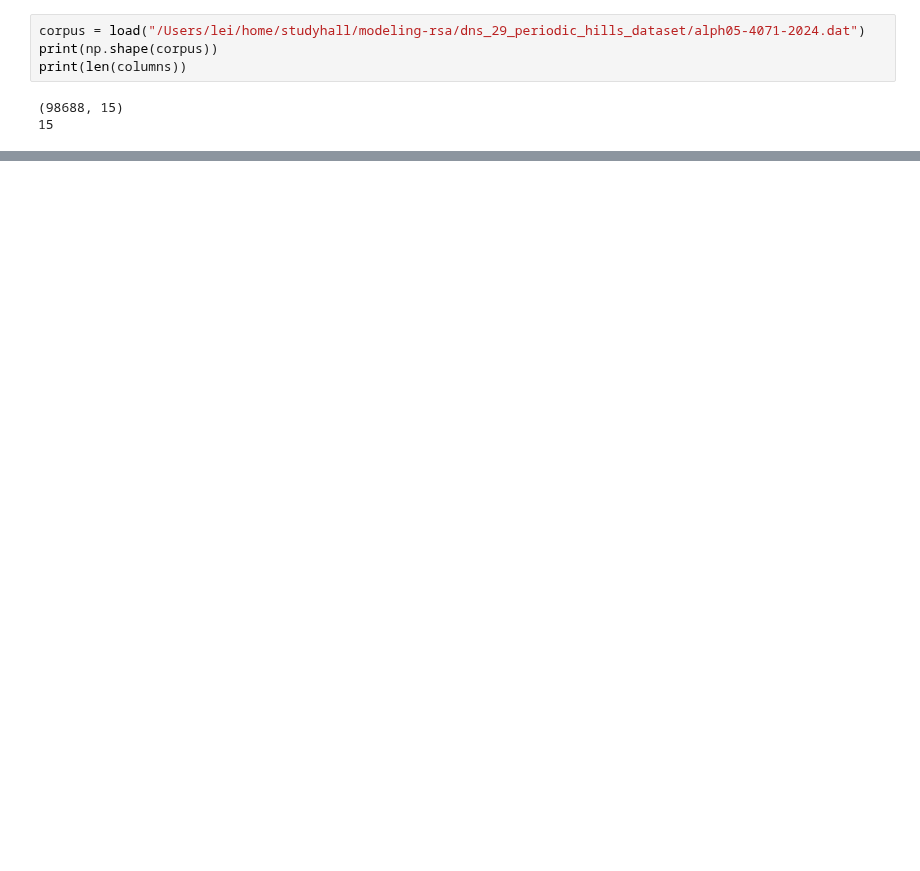
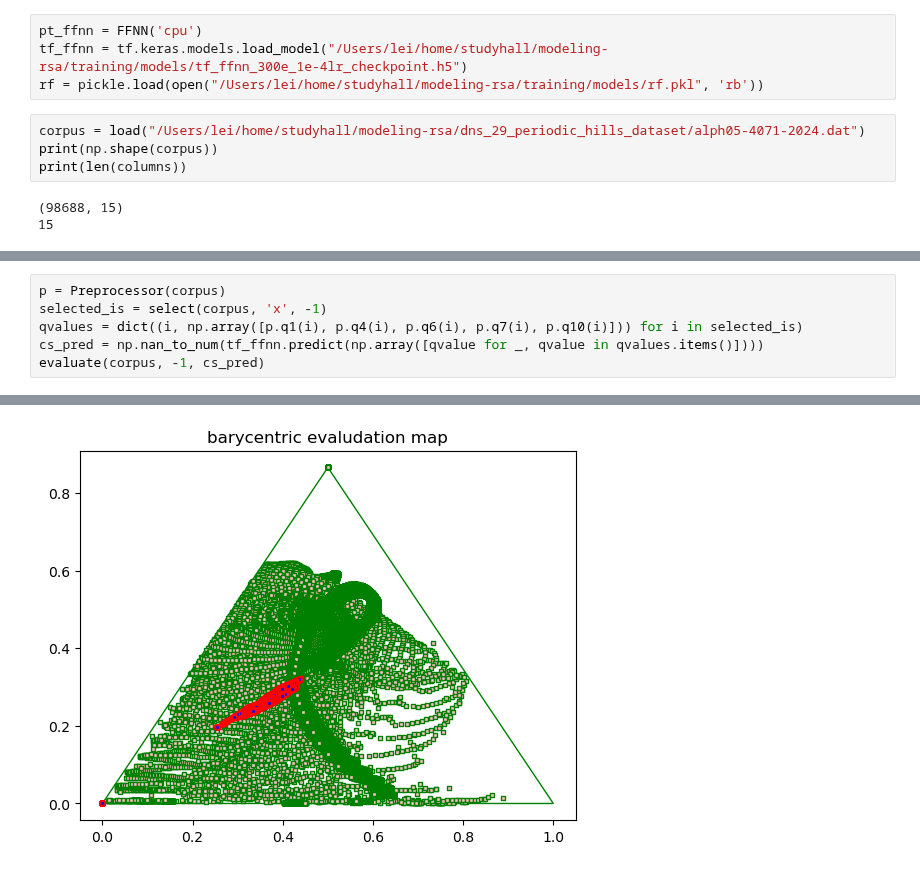
Before and after one commit to bolei-chen/modeling-rsa, a Jupyter notebook: training/src/evaluation.ipynb, the cells around one changed output, grey strips where cells are left out. Drawn from its saved outputs; the diff is of its cells as text; blank space fills up the shorter version.

```diff
--- a/training/src/evaluation.ipynb
+++ b/training/src/evaluation.ipynb
@@ -19,3 +16,7 @@ net = net.float()
+# %%
+pt_ffnn = FFNN('cpu')
+tf_ffnn = tf.keras.models.load_model("/Users/lei/home/studyhall/modeling-rsa/training/models/tf_ffnn_300e_1e-4lr_checkpoint.h5")
+rf = pickle.load(open("/Users/lei/home/studyhall/modeling-rsa/training/models/rf.pkl", 'rb'))
 # %%
 corpus = load("/Users/lei/home/studyhall/modeling-rsa/dns_29_periodic_hills_dataset/alph05-4071-2024.dat")
 print(np.shape(corpus))
@@ -70,0 +31,7 @@ evaluate_rf(corpus=corpus, x=2, model=rf, ms=['s', 's'], cs=['pink', 'blue'], ed
+# %%
+p = Preprocessor(corpus)
+selected_is = select(corpus, 'x', -1)
+qvalues = dict((i, np.array([p.q1(i), p.q4(i), p.q6(i), p.q7(i), p.q10(i)])) for i in selected_is)
+cs_pred = np.nan_to_num(tf_ffnn.predict(np.array([qvalue for _, qvalue in qvalues.items()])))
+evaluate(corpus, -1, cs_pred)
+# %% [output]
@@ -70,0 +39 @@ evaluate_rf(corpus=corpus, x=2, model=rf, ms=['s', 's'], cs=['pink', 'blue'], ed
+[figure, added]
```
Also changed, not shown: parts of 12 cells of this notebook, 23 other files.
